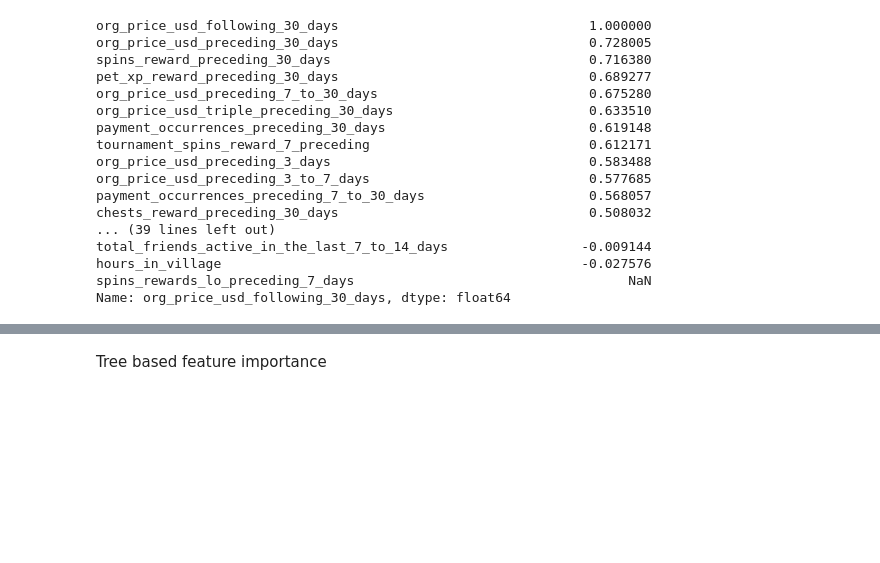
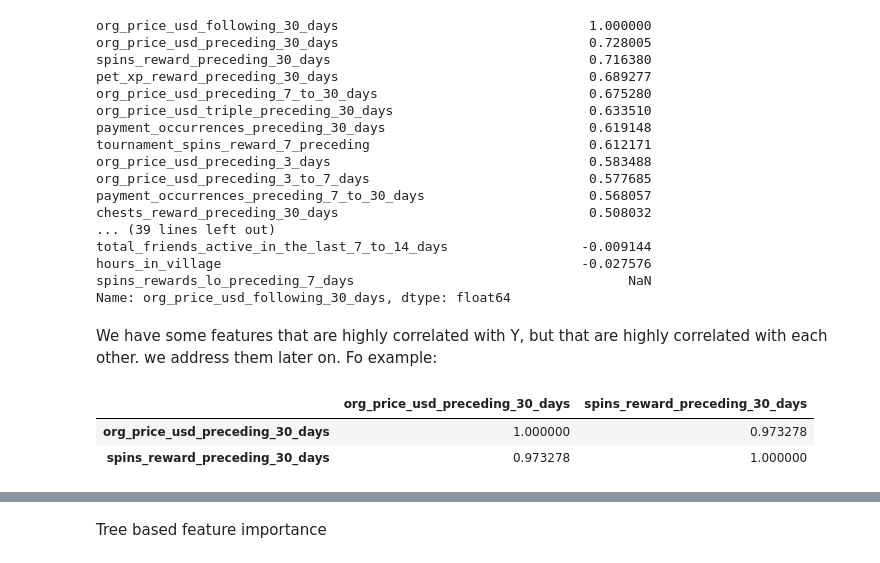
Before and after one commit to gioiablayer96/data-wizard-gioia, a Jupyter notebook: Platform DS Home Assignment/platform_assignment_gioia.ipynb, the cells around one changed output, grey strips where cells are left out. Cells and saved outputs as stored; diff of their text form; code cells hidden in the pictures; blank space fills up the shorter version.

```diff
--- a/Platform DS Home Assignment/platform_assignment_gioia.ipynb
+++ b/Platform DS Home Assignment/platform_assignment_gioia.ipynb
@@ -133,6 +145,14 @@ total_friends_active_in_the_last_7_to_14_days                 -0.009144
 hours_in_village                                              -0.027576
 spins_rewards_lo_preceding_7_days                                   NaN
 Name: org_price_usd_following_30_days, dtype: float64
+# %% [markdown]
+We have some features that are highly correlated with Y, but that are highly correlated with each other. we address them later on. Fo example:
+# %%
+df_train[['org_price_usd_preceding_30_days','spins_reward_preceding_30_days']].corr()
+# %% [output]
+|  | org_price_usd_preceding_30_days | spins_reward_preceding_30_days |
+| org_price_usd_preceding_30_days | 1.000000 | 0.973278 |
+| spins_reward_preceding_30_days | 0.973278 | 1.000000 |
 # %% [markdown]
 Observations from EDA (in case the html does not work, I added the pictures_EDA folder with relevant screenshots):
 
```
Also changed, not shown: parts of 67 cells of this notebook, 1 other file.
